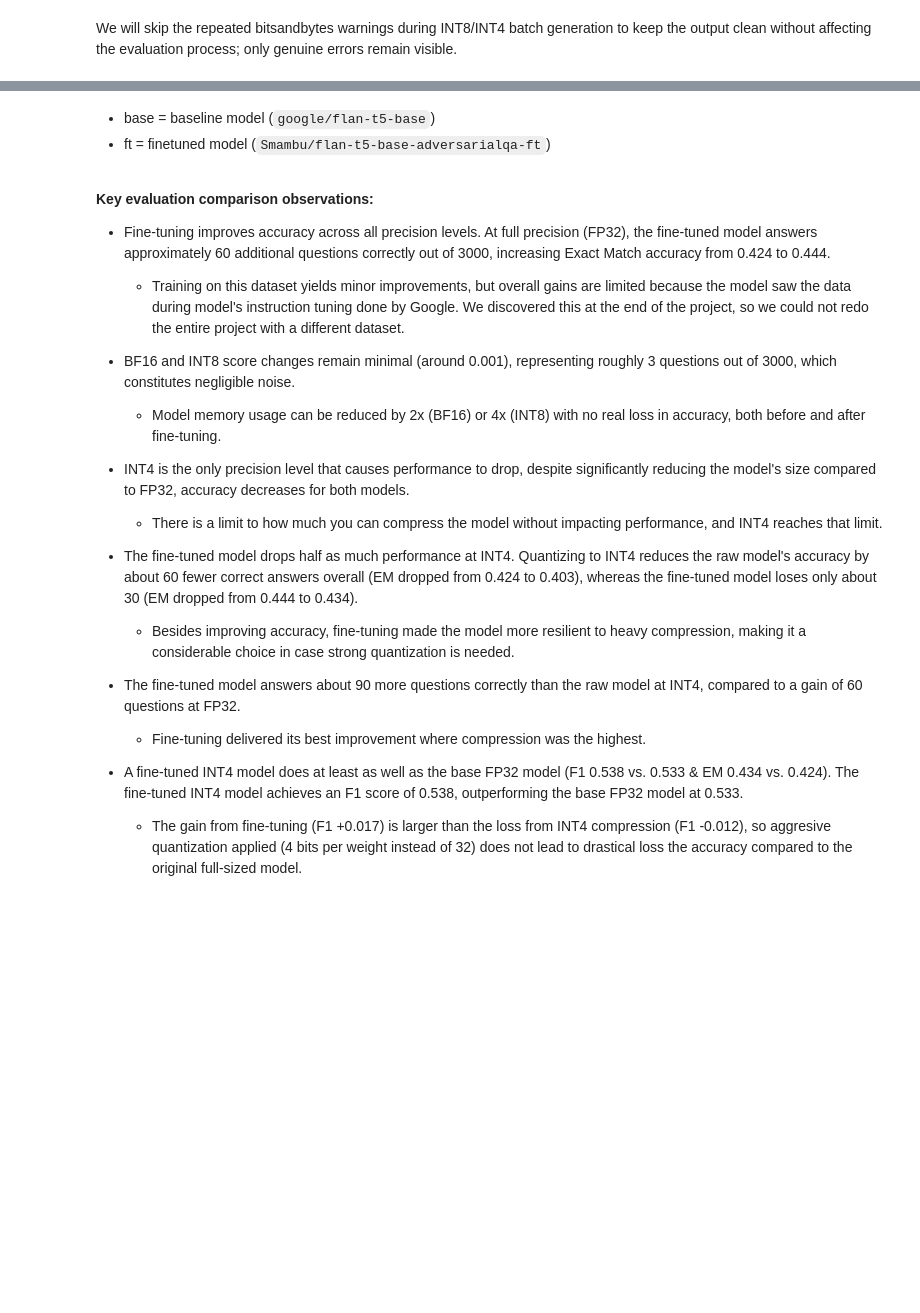
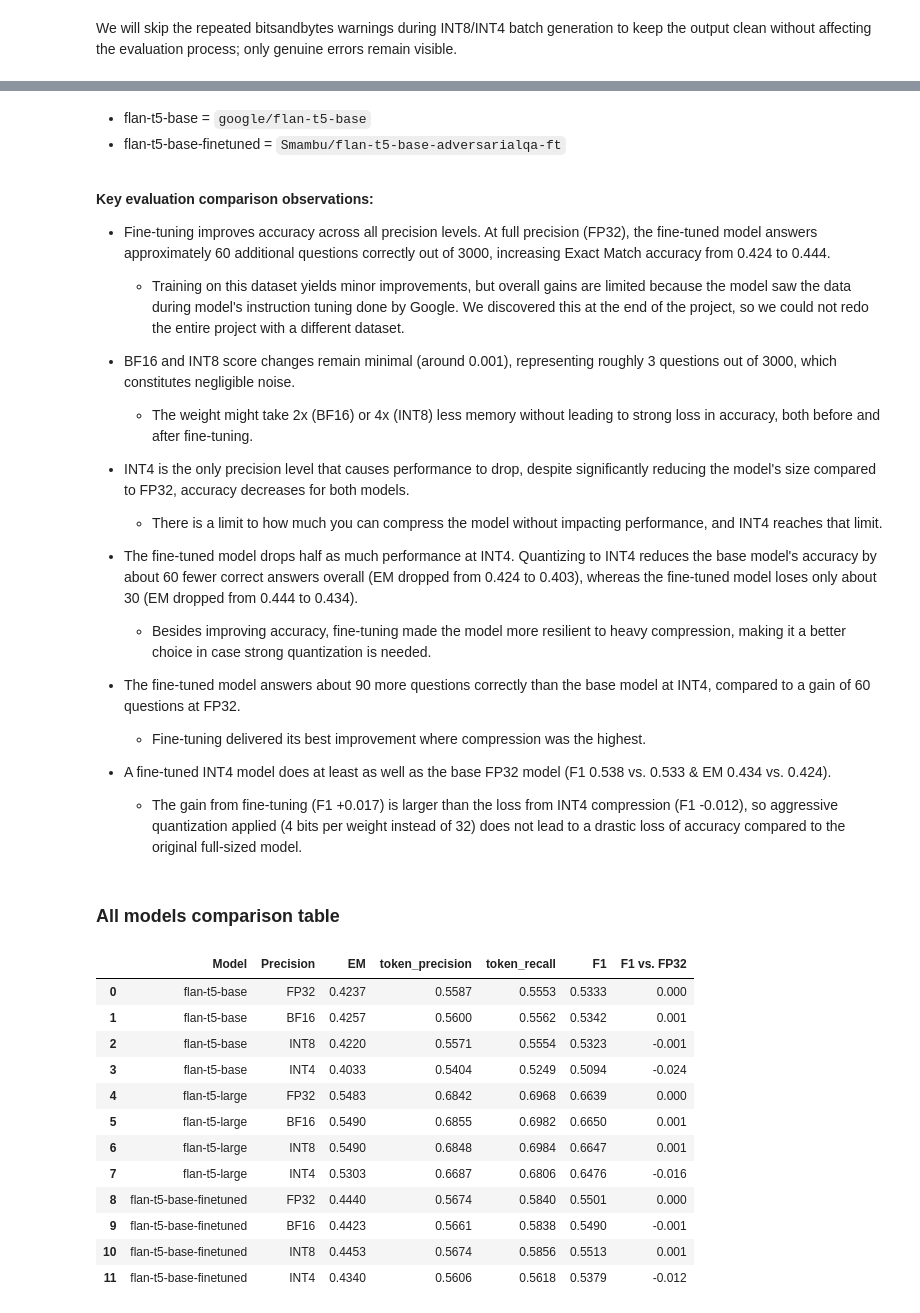
Before and after one commit to Julianlls/DeepLearning, a Jupyter notebook: notebooks/05_finetuning_eval.ipynb, the cells around one changed output, grey strips where cells are left out. Saved outputs shown, nothing was run; the diff lists cells and outputs as text; code cells hidden in the pictures; blank space fills up the shorter version.

```diff
--- a/notebooks/05_finetuning_eval.ipynb
+++ b/notebooks/05_finetuning_eval.ipynb
@@ -185,6 +210,6 @@ comparison.round(4)
 # %% [markdown]
-*    base = baseline model (`google/flan-t5-base`)
-*    ft = finetuned model (`Smambu/flan-t5-base-adversarialqa-ft`)
+*    flan-t5-base = `google/flan-t5-base`
+*    flan-t5-base-finetuned = `Smambu/flan-t5-base-adversarialqa-ft`
 
 <br>
 
@@ -194,17 +219,61 @@ comparison.round(4)
     *   Training on this dataset yields minor improvements, but overall gains are limited because the model saw the data during model's instruction tuning done by Google. We discovered this at the end of the project, so we could not redo the entire project with a different dataset.
 
 *   BF16 and INT8 score changes remain minimal (around 0.001), representing roughly 3 questions out of 3000, which constitutes negligible noise.
-    *    Model memory usage can be reduced by 2x (BF16) or 4x (INT8) with no real loss in accuracy, both before and after fine-tuning.
+    *    The weight might take 2x (BF16) or 4x (INT8) less memory without leading to strong loss in accuracy, both before and after fine-tuning.
 
 *   INT4 is the only precision level that causes performance to drop, despite significantly reducing the model's size compared to FP32, accuracy decreases for both models.
     *    There is a limit to how much you can compress the model without impacting performance, and INT4 reaches that limit.
 
 
-*   The fine-tuned model drops half as much performance at INT4. Quantizing to INT4 reduces the raw model's accuracy by about 60 fewer correct answers overall (EM dropped from 0.424 to 0.403), whereas the fine-tuned model loses only about 30 (EM dropped from 0.444 to 0.434).
-    *    Besides improving accuracy, fine-tuning made the model more resilient to heavy compression, making it a considerable choice in case strong quantization is needed.
+*   The fine-tuned model drops half as much performance at INT4. Quantizing to INT4 reduces the base model's accuracy by about 60 fewer correct answers overall (EM dropped from 0.424 to 0.403), whereas the fine-tuned model loses only about 30 (EM dropped from 0.444 to 0.434).
+    *    Besides improving accuracy, fine-tuning made the model more resilient to heavy compression, making it a better choice in case strong quantization is needed.
 
-*   The fine-tuned model answers about 90 more questions correctly than the raw model at INT4, compared to a gain of 60 questions at FP32.
+*   The fine-tuned model answers about 90 more questions correctly than the base model at INT4, compared to a gain of 60 questions at FP32.
     *    Fine-tuning delivered its best improvement where compression was the highest.
 
-*   A fine-tuned INT4 model does at least as well as the base FP32 model (F1 0.538 vs. 0.533 & EM 0.434 vs. 0.424). The fine-tuned INT4 model achieves an F1 score of 0.538, outperforming the base FP32 model at 0.533.
-    *    The gain from fine-tuning (F1 +0.017) is larger than the loss from INT4 compression (F1 -0.012), so aggresive quantization applied (4 bits per weight instead of 32) does not lead to drastical loss the accuracy compared to the original full-sized model.
+*   A fine-tuned INT4 model does at least as well as the base FP32 model (F1 0.538 vs. 0.533 & EM 0.434 vs. 0.424).
+    *    The gain from fine-tuning (F1 +0.017) is larger than the loss from INT4 compression (F1 -0.012), so aggressive quantization applied (4 bits per weight instead of 32) does not lead to a drastic loss of accuracy compared to the original full-sized model.
+# %% [markdown]
+### All models comparison table
+# %%
+columns = ["model_name", "state", "precision_mode", "exact_match", "precision", "recall", "f1"]
+
+# raw models
+raw = pd.DataFrame([
+    ["flan-t5-base",  "raw", "fp32", 0.42367, 0.55871, 0.55531, 0.53332],
+    ["flan-t5-base",  "raw", "bf16", 0.42567, 0.55996, 0.55622, 0.53420],
+    ["flan-t5-base",  "raw", "int8", 0.42200, 0.55709, 0.55543, 0.53232],
+    ["flan-t5-base",  "raw", "int4", 0.40333, 0.54037, 0.52487, 0.50944],
+    ["flan-t5-large", "raw", "fp32", 0.54833, 0.68418, 0.69684, 0.66391],
+    ["flan-t5-large", "raw", "bf16", 0.54900, 0.68548, 0.69825, 0.66502],
+    ["flan-t5-large", "raw", "int8", 0.54900, 0.68483, 0.69842, 0.66469],
+    ["flan-t5-large", "raw", "int4", 0.53033, 0.66869, 0.68061, 0.64755],
+], columns=columns)
+
+table = pd.concat([raw, pd.DataFrame(rows)[columns]], ignore_index=True)
+
+
+table["Model"] = table["model_name"].where(table["state"] == "raw", table["model_name"] + "-finetuned")
+
+# F1 change vs. each model's own FP32 row
+fp32_f1 = table[table["precision_mode"] == "fp32"].set_index("Model")["f1"]
+table["F1 vs. FP32"] = (table["f1"] - table["Model"].map(fp32_f1)).round(3)
+
+table["Precision"] = table["precision_mode"].str.upper()
+table = table.rename(columns={"exact_match": "EM", "precision": "token_precision", "recall": "token_recall", "f1": "F1"})
+
+table[["Model", "Precision", "EM", "token_precision", "token_recall", "F1", "F1 vs. FP32"]].round(4)
+# %% [output]
+|  | Model | Precision | EM | token_precision | token_recall | F1 | F1 vs. FP32 |
+| 0 | flan-t5-base | FP32 | 0.4237 | 0.5587 | 0.5553 | 0.5333 | 0.000 |
+| 1 | flan-t5-base | BF16 | 0.4257 | 0.5600 | 0.5562 | 0.5342 | 0.001 |
+| 2 | flan-t5-base | INT8 | 0.4220 | 0.5571 | 0.5554 | 0.5323 | -0.001 |
+| 3 | flan-t5-base | INT4 | 0.4033 | 0.5404 | 0.5249 | 0.5094 | -0.024 |
+| 4 | flan-t5-large | FP32 | 0.5483 | 0.6842 | 0.6968 | 0.6639 | 0.000 |
+| 5 | flan-t5-large | BF16 | 0.5490 | 0.6855 | 0.6982 | 0.6650 | 0.001 |
+| 6 | flan-t5-large | INT8 | 0.5490 | 0.6848 | 0.6984 | 0.6647 | 0.001 |
+| 7 | flan-t5-large | INT4 | 0.5303 | 0.6687 | 0.6806 | 0.6476 | -0.016 |
+| 8 | flan-t5-base-finetuned | FP32 | 0.4440 | 0.5674 | 0.5840 | 0.5501 | 0.000 |
+| 9 | flan-t5-base-finetuned | BF16 | 0.4423 | 0.5661 | 0.5838 | 0.5490 | -0.001 |
+| 10 | flan-t5-base-finetuned | INT8 | 0.4453 | 0.5674 | 0.5856 | 0.5513 | 0.001 |
+| 11 | flan-t5-base-finetuned | INT4 | 0.4340 | 0.5606 | 0.5618 | 0.5379 | -0.012 |
```
Also changed, not shown: parts of 10 cells of this notebook.
